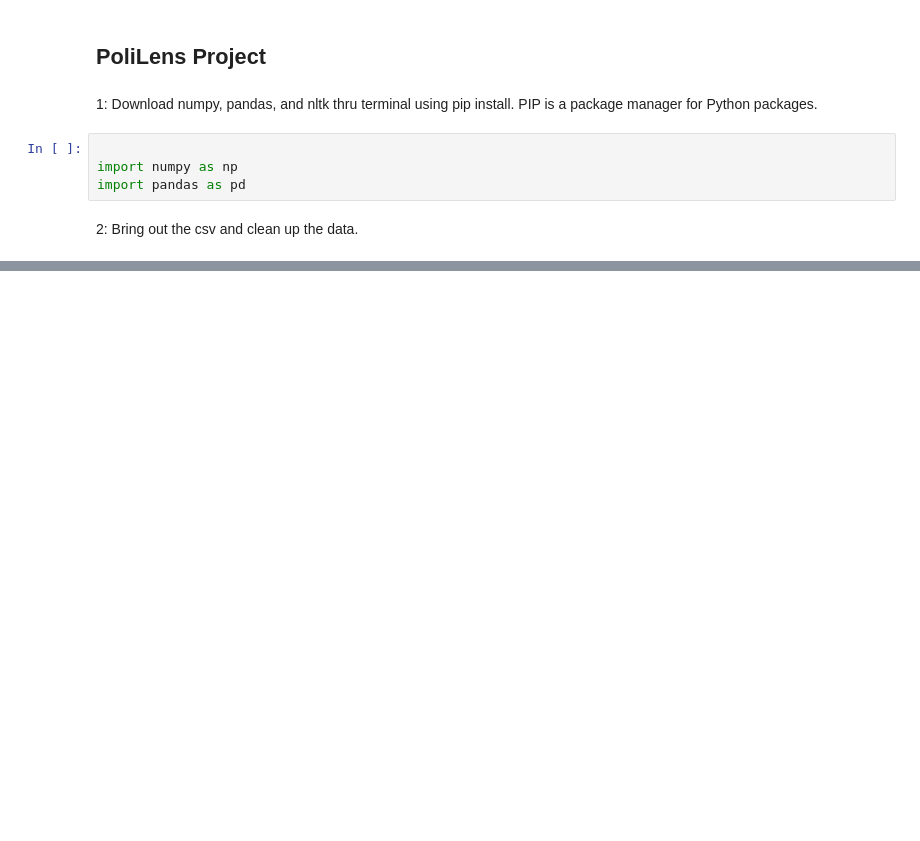
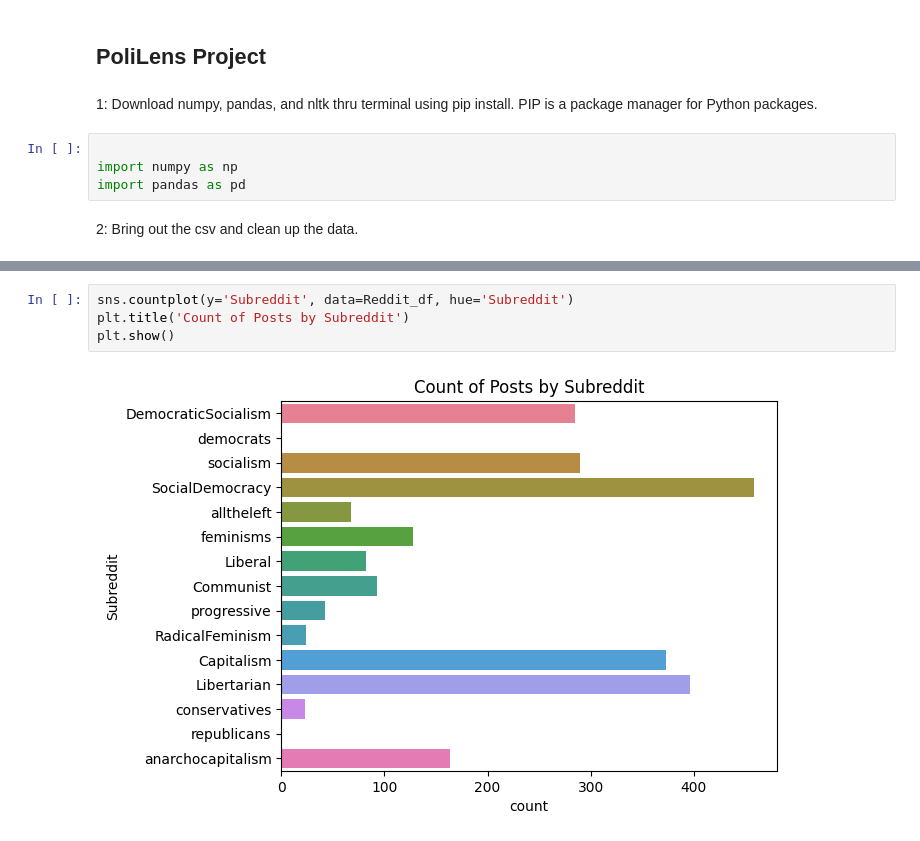
Before and after one commit to Atakamoto/PoliLens, a Jupyter notebook: Analysis_New.ipynb, the cells around one changed output, grey strips where cells are left out. Cells and saved outputs as stored; diff of their text form; blank space fills up the shorter version.

```diff
--- a/Analysis_New.ipynb
+++ b/Analysis_New.ipynb
@@ -47,0 +87,6 @@ Reddit_df
+# %%
+sns.countplot(y='Subreddit', data=Reddit_df, hue='Subreddit')
+plt.title('Count of Posts by Subreddit')
+plt.show()
+# %% [output]
+[figure, added]
```
Also changed, not shown: parts of 8 cells of this notebook, 3 other files.
